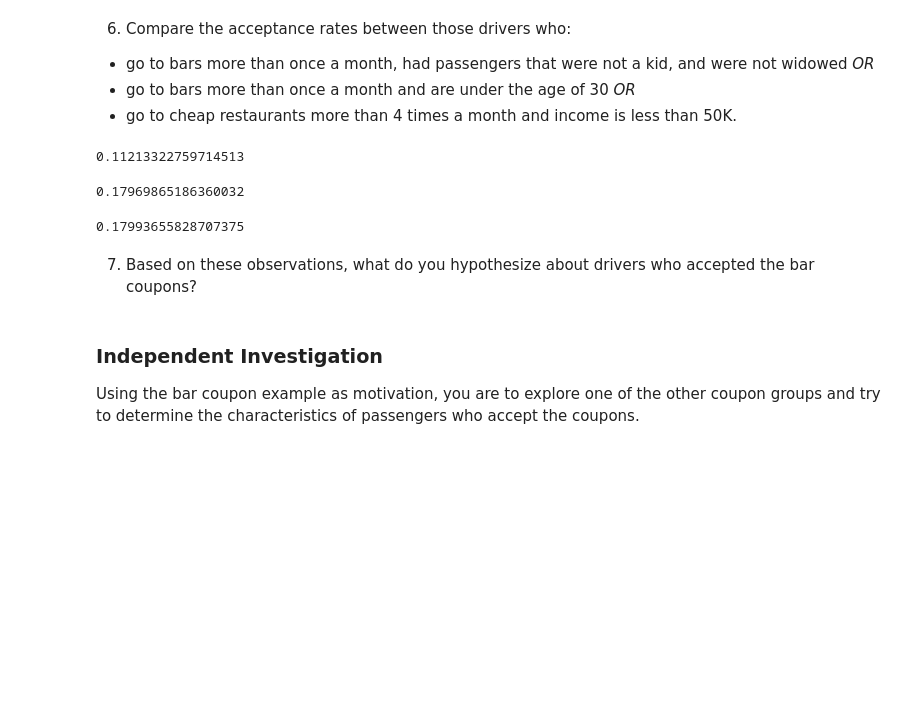
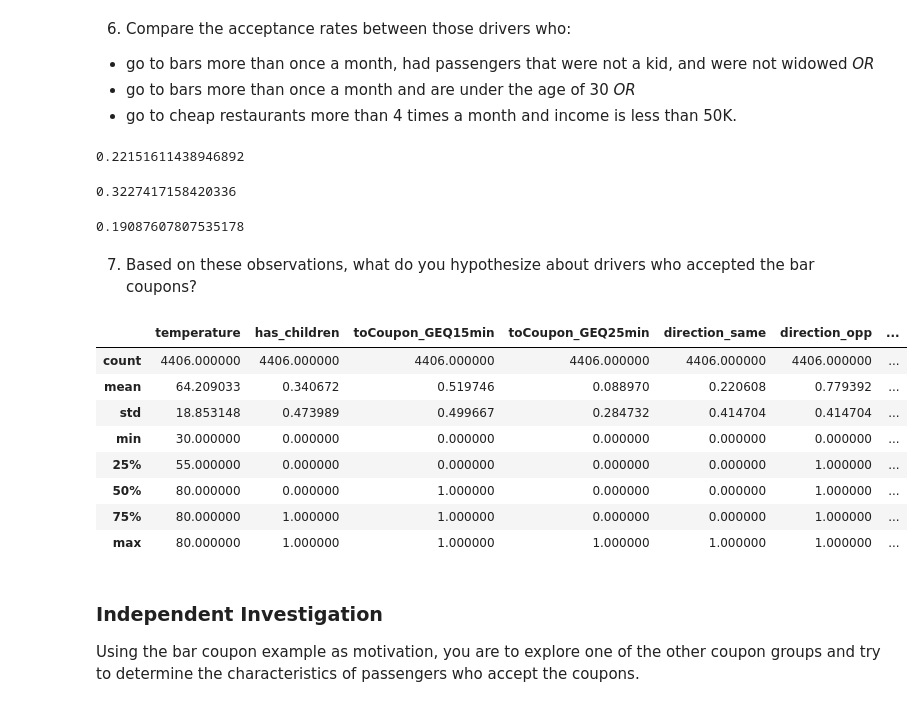
Before and after one commit to TheBethFord/AIML_BerkeleyHaas_Module5, a Jupyter notebook: 51.ipynb, the cells around one changed output. Saved outputs shown, nothing was run; the diff lists cells and outputs as text; code cells hidden in the pictures; blank space fills up the shorter version.

```diff
--- a/51.ipynb
+++ b/51.ipynb
@@ -348,16 +357,16 @@ len(data.query('Bar == [ "1~3", "4~8", "gt8"] & passanger == ["Friend(s)", "Part
 - go to bars more than once a month and are under the age of 30 *OR*
 - go to cheap restaurants more than 4 times a month and income is less than 50K.
 # %%
-len(data.query('Bar == [ "1~3", "4~8", "gt8"] & passanger == ["Friend(s)", "Partner"] & maritalStatus != "Widowed"') )/len(data)
+len(DataBarCoupons.query('Bar == [ "1~3", "4~8", "gt8"] & passanger == ["Friend(s)", "Partner"] & maritalStatus != "Widowed"') )/len(DataBarCoupons)
 # %% [output]
-0.11213322759714513
+0.22151611438946892
 # %%
-len(data.query('Bar == [ "1~3", "4~8", "gt8"] & Age_Integer <30') )/len(data)
+len(DataBarCoupons.query('Bar == [ "1~3", "4~8", "gt8"] & Age_Integer <30') )/len(DataBarCoupons)
 # %% [output]
-0.17969865186360032
+0.3227417158420336
 # %%
-len(data.query('Middle_Range_Income < 50000 & RestaurantLessThan20 == ["4~8", "gt8"]') )/len(data)
+len(DataBarCoupons.query('Middle_Range_Income < 50000 & RestaurantLessThan20 == ["4~8", "gt8"]') )/len(DataBarCoupons)
 # %% [output]
-0.17993655828707375
+0.19087607807535178
 # %% [markdown]
 7.  Based on these observations, what do you hypothesize about drivers who accepted the bar coupons?
@@ -367,3 +373,17 @@ Hypothesis_BarCoupons = 'Drivers who visit a bar 4 or more times are the most li
+# %%
+Hypothesis_BarCoupons = ''
+Hypothesis_BarCoupons = ''
+DataBarCoupons.describe()
+# %% [output]
+|  | temperature | has_children | toCoupon_GEQ15min | toCoupon_GEQ25min | direction_same | direction_opp | ... |
+| count | 4406.000000 | 4406.000000 | 4406.000000 | 4406.000000 | 4406.000000 | 4406.000000 | ... |
+| mean | 64.209033 | 0.340672 | 0.519746 | 0.088970 | 0.220608 | 0.779392 | ... |
+| std | 18.853148 | 0.473989 | 0.499667 | 0.284732 | 0.414704 | 0.414704 | ... |
+| min | 30.000000 | 0.000000 | 0.000000 | 0.000000 | 0.000000 | 0.000000 | ... |
+| 25% | 55.000000 | 0.000000 | 0.000000 | 0.000000 | 0.000000 | 1.000000 | ... |
+| 50% | 80.000000 | 0.000000 | 1.000000 | 0.000000 | 0.000000 | 1.000000 | ... |
+| 75% | 80.000000 | 1.000000 | 1.000000 | 0.000000 | 0.000000 | 1.000000 | ... |
+| max | 80.000000 | 1.000000 | 1.000000 | 1.000000 | 1.000000 | 1.000000 | ... |
 # %% [markdown]
 ### Independent Investigation
 
```
Also changed, not shown: parts of 12 cells of this notebook.
